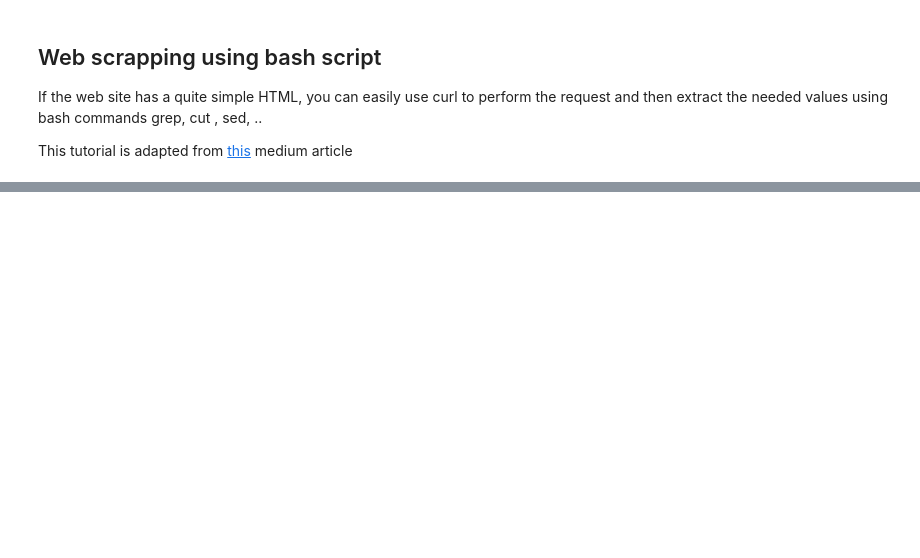
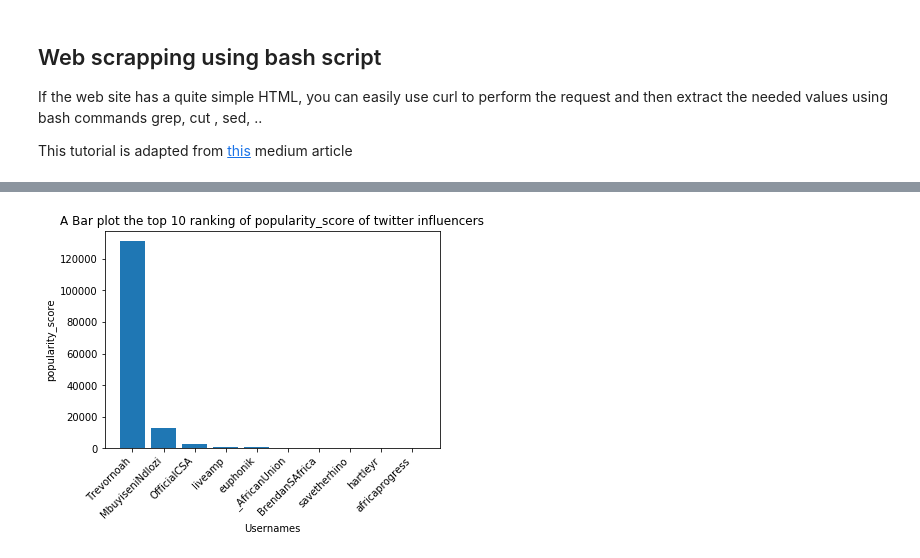
Before and after one commit to jenny199/10academy_projects, a Jupyter notebook: scrapping_starter.ipynb, the cells around one changed output, grey strips where cells are left out. Saved outputs shown, nothing was run; the diff lists cells and outputs as text; code cells hidden in the pictures; blank space fills up the shorter version.

```diff
--- a/scrapping_starter.ipynb
+++ b/scrapping_starter.ipynb
@@ -208,3 +228,36 @@ access_token_secret = 'oxDeKQ55OVx5TGdXnrDUGByKxqoGLTUBI8ygqt8AZqiDk'
 auth = OAuthHandler(consumer_key, consumer_secret)
 auth.set_access_token(access_token, access_token_secret)
 api = API(auth)
+# %%
+Tweets = pd.DataFrame()
+for target in df5:
+    try:
+#         print("Getting data for " + target)
+        tweets = api.user_timeline(screen_name=target,count=10)
+        user_details = api.get_user(target)
+        tweet_list = [tweet for tweet in tweets]
+        for tweet in tweet_list:
+            text = tweet.text
+            retweets=tweet.retweet_count
+            entities = tweet.entities
+            favorite = tweet.favorite_count
+            text_df = pd.DataFrame(data=[target],columns = ['user'])
+            text_df['tweet'] = np.array([text])
+            text_df['number of retweets'] = np.array([retweets])
+            text_df['number of likes'] = np.array([favorite])
+            text_df['entities'] = np.array([entities])
+            hashtags = tweet.entities['hashtags']
+            if hashtags:
+                ht = [ht['text'] for ht in hashtags]
+                ht=' '.join( ht )
+                text_df['hashtags'] = ht
+            user_mentions = tweet.entities['user_mentions']
+            if user_mentions:
+                mentions = [user['screen_name'] for user in user_mentions]
+                mentions=' '.join(mentions)
+                text_df['mentions'] = mentions
+            Tweets=pd.concat([Tweets,text_df],ignore_index=True)
+            Tweets.to_csv('test3.csv')
+    except tweepy.TweepError:
+        pass
+Tweets.head()
@@ -262,0 +463,3 @@ AttributeError: 'int' object has no attribute 'split'
+# %%
+popularity_ranks = targets.sort_values('popularity score',ascending=False)
+popularity_ranks
@@ -262,0 +482,9 @@ AttributeError: 'int' object has no attribute 'split'
+# %%
+plt.bar(popularity_ranks.head(10)["username"], popularity_ranks.head(10)["popularity score"])
+plt.title("A Bar plot the top 10 ranking of popularity_score of twitter influencers")
+plt.xlabel("Usernames")
+plt.ylabel("popularity_score")
+plt.xticks(rotation=45, ha='right')
+plt.show;
+# %% [output]
+[figure, added]
```
Also changed, not shown: parts of 20 cells of this notebook.
